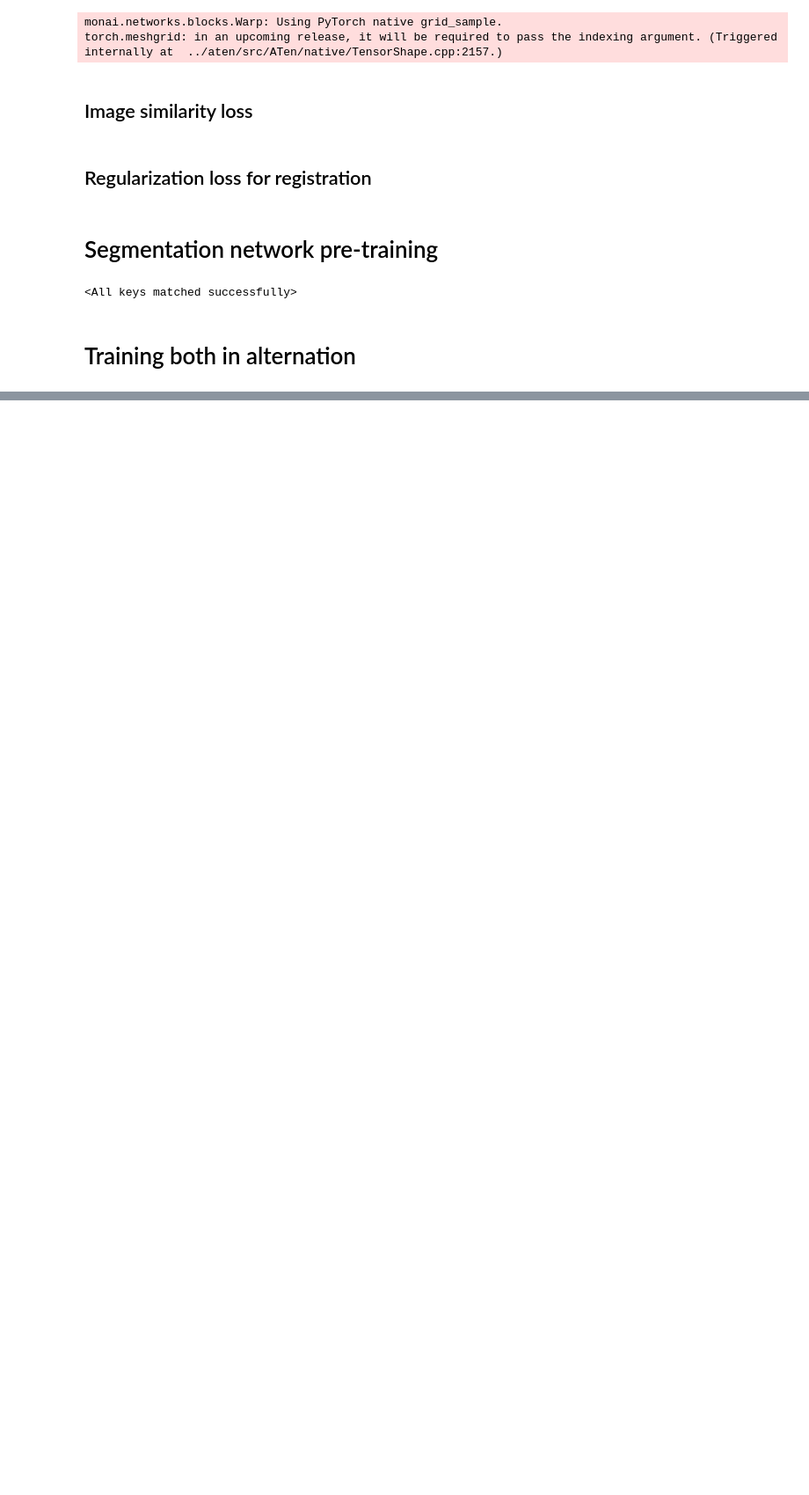
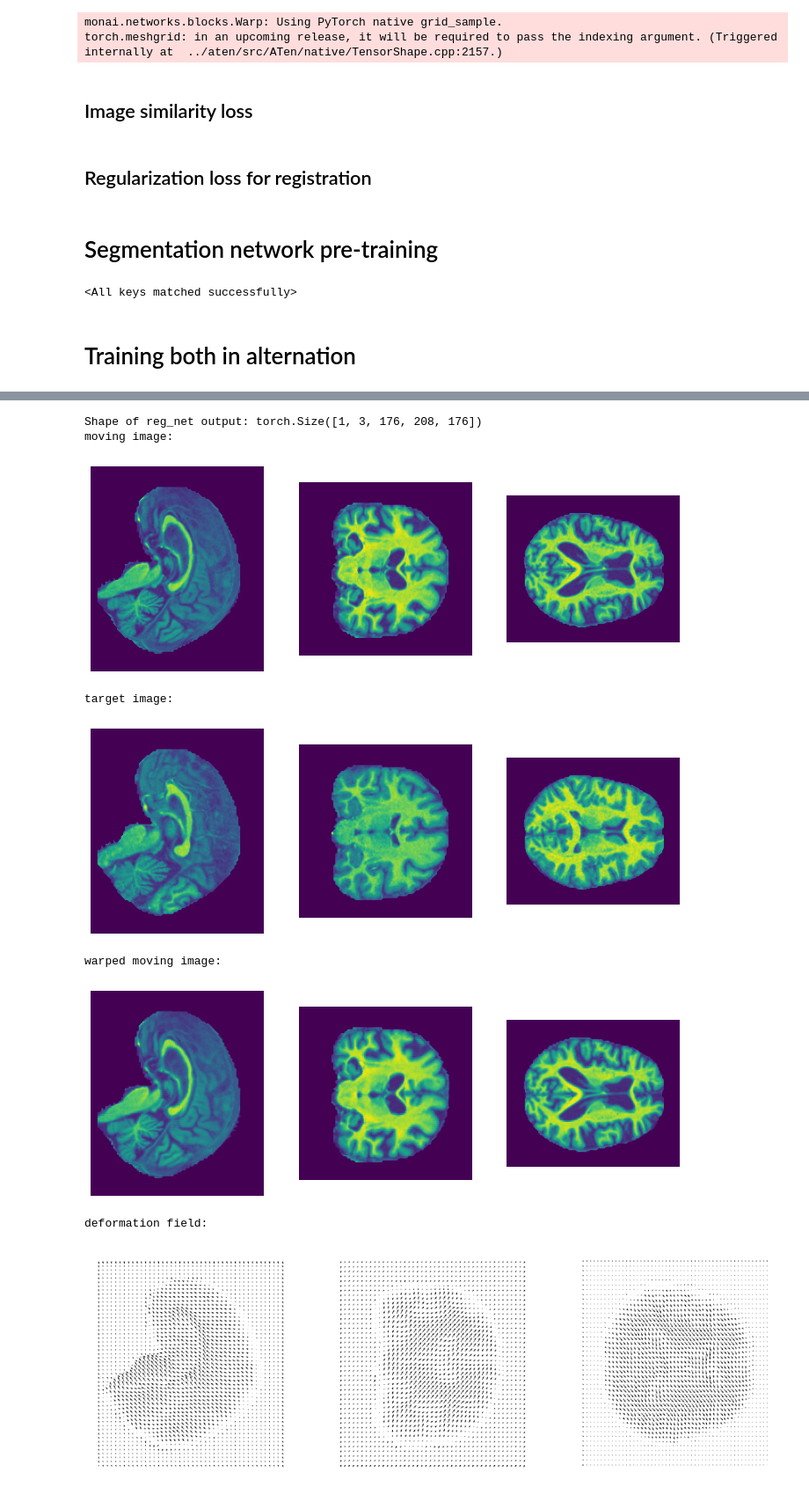
Before and after one commit to ebrahimebrahim/deep-atlas, a Jupyter notebook: exploration2.ipynb, the cells around one changed output, grey strips where cells are left out. Shown at 88% size. Drawn from its saved outputs; the diff is of its cells as text; code cells hidden in the pictures; blank space fills up the shorter version.

```diff
--- a/exploration2.ipynb
+++ b/exploration2.ipynb
@@ -566,0 +544,35 @@ Shape of reg_net output: torch.Size([1, 3, 176, 208, 176])
+# %%
+# Uncomment to try out reg net on one of the validation pairs
+
+reg_net.to('cuda')
+
+data_item = random.choice(dataset_pairs_valid)
+img12 = data_item['img12'].unsqueeze(0).to('cuda')
+
+reg_net_example_output = reg_net(img12)
+print(f"Shape of reg_net output: {reg_net_example_output.shape}")
+
+example_warped_image = warp(
+    img12[:,[1],:,:,:], # moving image
+    reg_net_example_output # warping
+)
+
+# Uncomment to preview displacement field and warped image
+print("moving image:")
+preview_image(img12[0,1,:,:,:].cpu().detach())
+print("target image:")
+preview_image(img12[0,0,:,:,:].cpu().detach())
+print("warped moving image:")
+preview_image(example_warped_image[0,0].cpu().detach())
+print("deformation field:")
+preview_3D_vector_field(reg_net_example_output.cpu().detach()[0])
+# %% [output]
+Shape of reg_net output: torch.Size([1, 3, 176, 208, 176])
+moving image:
+[figure, added]
+target image:
+[figure, added]
+warped moving image:
+[figure, added]
+deformation field:
+[figure, added]
```
Also changed, not shown: parts of 8 cells of this notebook.
